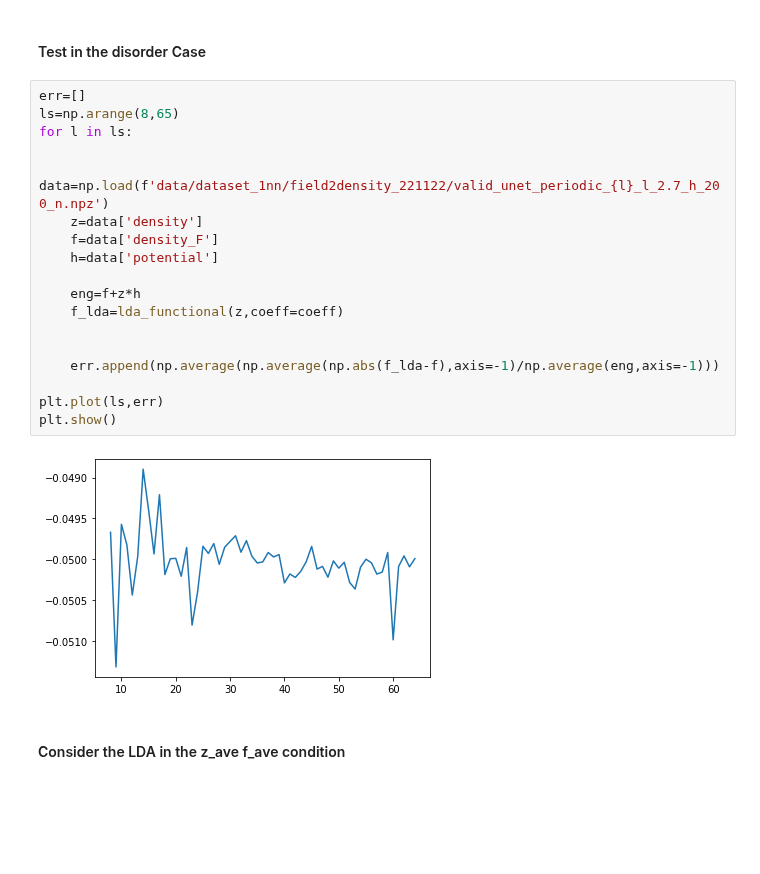
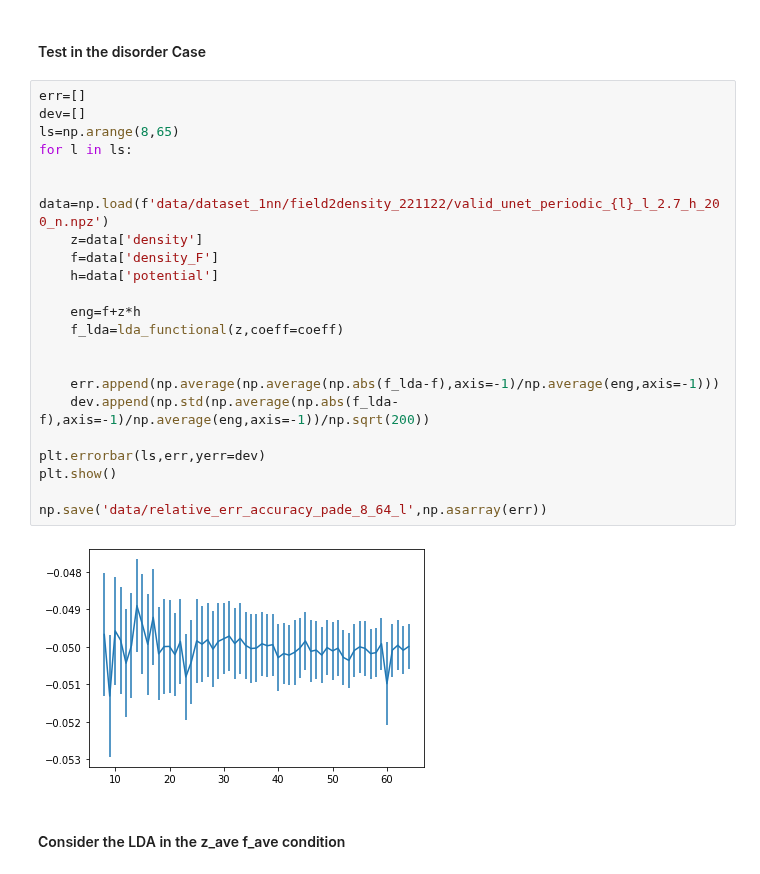
Before and after one commit to emacosta95/quantum_simulations_for_ising, a Jupyter notebook: lda_approximation.ipynb, the cells around one changed output. Drawn from its saved outputs; the diff is of its cells as text; blank space fills up the shorter version.

```diff
--- a/lda_approximation.ipynb
+++ b/lda_approximation.ipynb
@@ -104,23 +129,27 @@ plt.show()
 #### Test in the disorder Case
 # %%
 err=[]
+dev=[]
 ls=np.arange(8,65)
 for l in ls:
 
     data=np.load(f'data/dataset_1nn/field2density_221122/valid_unet_periodic_{l}_l_2.7_h_200_n.npz')
     z=data['density']
     f=data['density_F']
     h=data['potential']
 
     eng=f+z*h
     f_lda=lda_functional(z,coeff=coeff)
 
 
     err.append(np.average(np.average(np.abs(f_lda-f),axis=-1)/np.average(eng,axis=-1)))
+    dev.append(np.std(np.average(np.abs(f_lda-f),axis=-1)/np.average(eng,axis=-1))/np.sqrt(200))
 
-plt.plot(ls,err)
+plt.errorbar(ls,err,yerr=dev)
 plt.show()
+
+np.save('data/relative_err_accuracy_pade_8_64_l',np.asarray(err))
 # %% [output]
-[figure, old version]
+[figure, new version]
 # %% [markdown]
 #### Consider the LDA in the z_ave f_ave condition
```
Also changed, not shown: parts of 3 cells of this notebook, 12 other files.
